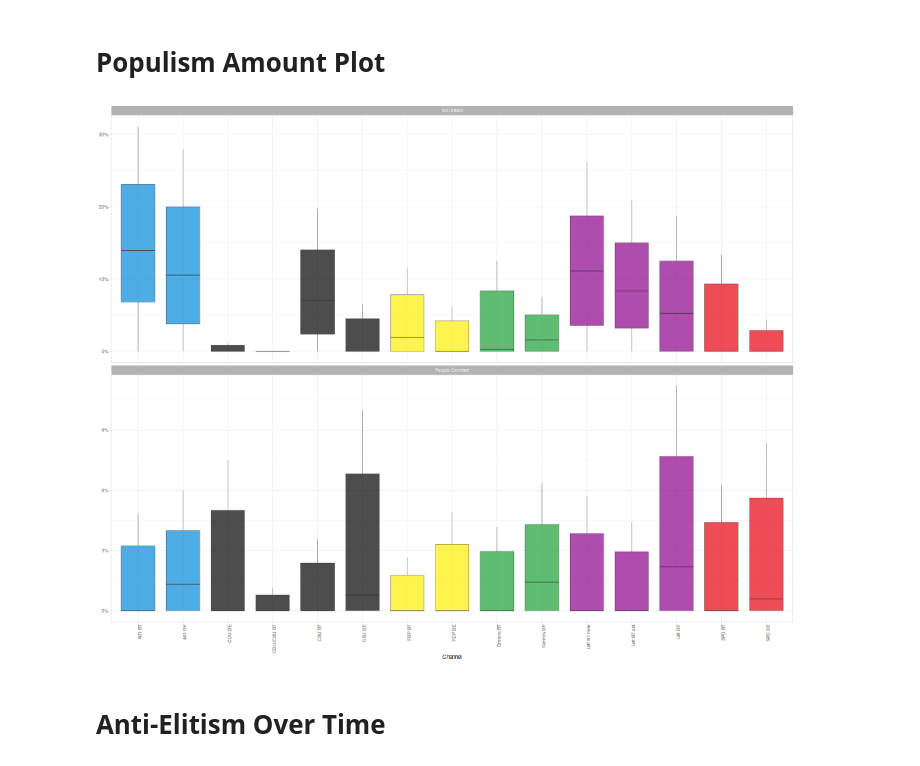
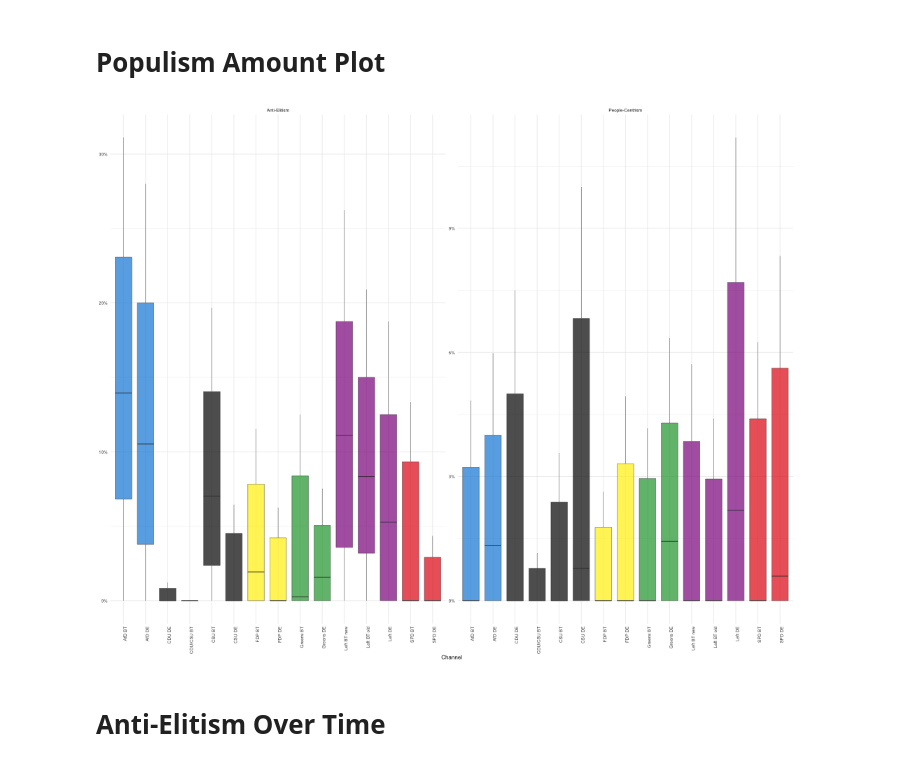
Before and after one commit to luerhard/anti-elitism-gets-views, a Jupyter notebook: pipeline/05-basic_descriptives.ipynb, the cells around one changed output. Saved outputs shown, nothing was run; the diff lists cells and outputs as text; code cells hidden in the pictures.

Commit message:
adapt figures. better?

```diff
--- a/pipeline/05-basic_descriptives.ipynb
+++ b/pipeline/05-basic_descriptives.ipynb
@@ -353,35 +348,35 @@ pivot_longer(
    values_to = "val"
 )
 
-plot <- ggplot(df_plot, aes(x=channel, y=val, fill=channel)) +
+popamount_plot <- ggplot(df_plot, aes(x=channel, y=val, fill=channel)) +
     geom_boxplot(
         size=0.2,
         alpha=0.7,
         outliers=F,
         coef=0.5
     ) +
    scale_color_manual(values=cmap, aesthetics=c("color", "fill")) +
    scale_y_continuous(labels = scales::label_percent()) +
    theme_minimal(
       base_size = 8
    ) +
    theme(
       axis.text.x=element_text(angle=90, hjust=1),
       axis.title.y=element_blank(),
       legend.position = "none"
    ) +
    xlab("Channel") +
    facet_wrap(
         ~var,
-        ncol=1,
+        ncol=2,
         scales="free_y",
         labeller = as_labeller(c(
             elite = "Anti-Elitism",
             pplcentr = "People-Centrism"
         ))
     )
 
-plot
+popamount_plot
 # %% [output]
-[figure, old version]
+[figure, new version]
 # %%
```
Also changed, not shown: parts of 12 cells of this notebook, 4 other files.
